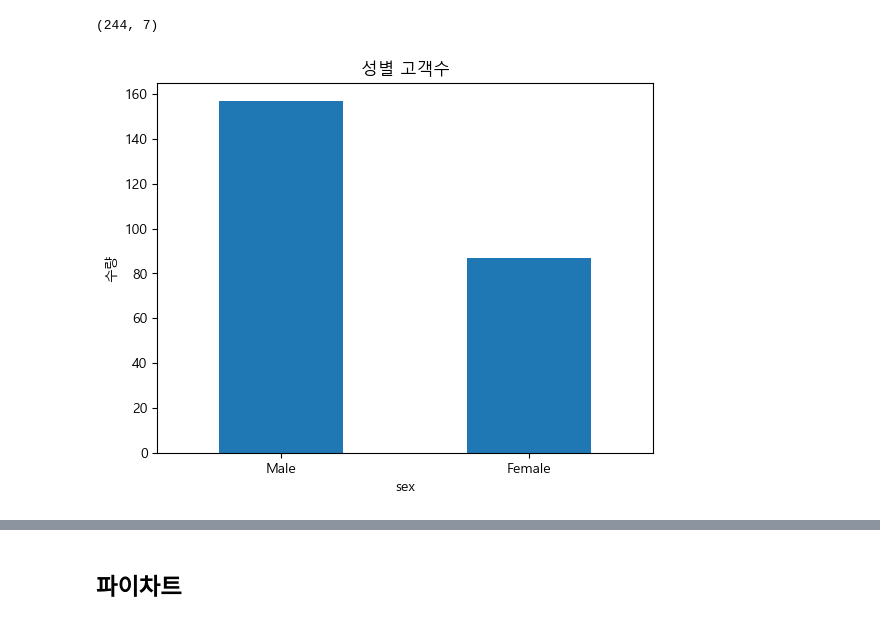
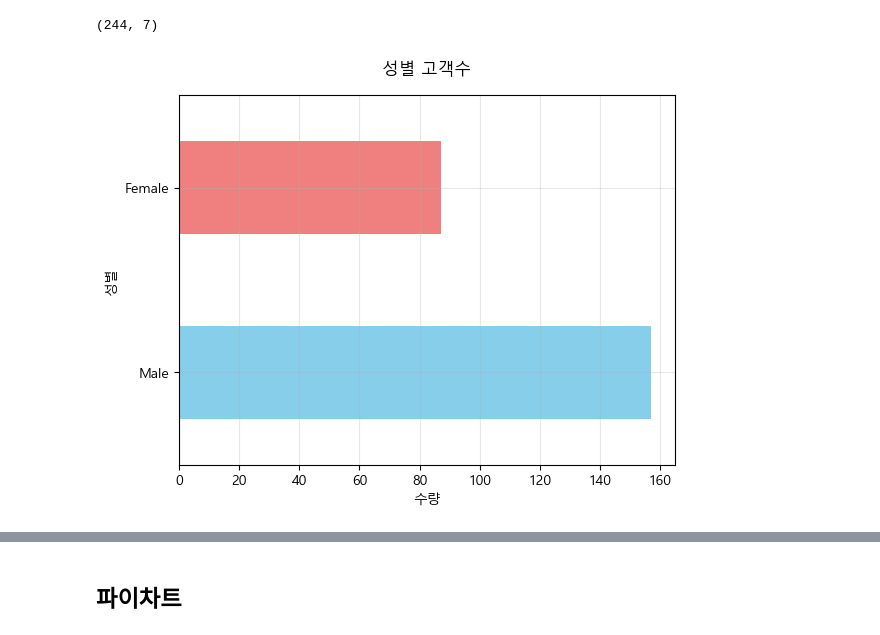
Before and after one commit to jaehoi-koo/myRepo, a Jupyter notebook: 06_pandas_시각화/08_Pandas 시각화.ipynb, the cells around one changed output, grey strips where cells are left out. Cells and saved outputs as stored; diff of their text form; code cells hidden in the pictures.

```diff
--- a/06_pandas_시각화/08_Pandas 시각화.ipynb
+++ b/06_pandas_시각화/08_Pandas 시각화.ipynb
@@ -30,17 +30,19 @@ tips.shape
 # %%
 # 성별 고객수
 v = tips['sex'].value_counts()
 ## Series값으로 그래프를 그릴 때 index name을 한축(x), 값을 다른 한축(y)에 놓는다.
-v.plot(kind='bar')
+v.plot(kind='barh')
 
 # pandas는 내부적으로 matplotlib 사용해서 그래프를 그린다.
 # 그래서 추가 설정은 plot()의 파라미터로 전달  또는 matplotlib의 함수 사용할 수있다.
-plt.title("성별 고객수")
-plt.ylabel("수량")
-plt.xticks(rotation=0)
+v.plot(kind='barh', color=['skyblue', 'lightcoral'])
+plt.title("성별 고객수", pad=15)
+plt.ylabel("성별")
+plt.xlabel("수량")
+plt.grid(alpha=0.3)
 plt.show()
 # %% [output]
-[figure, old version]
+[figure, new version]
 # %%
 v.plot(kind='bar', title="성별 고객수", ylabel='개수', figsize=(5, 4))
 plt.show()
```
Also changed, not shown: parts of 25 cells of this notebook, 50 other files.
